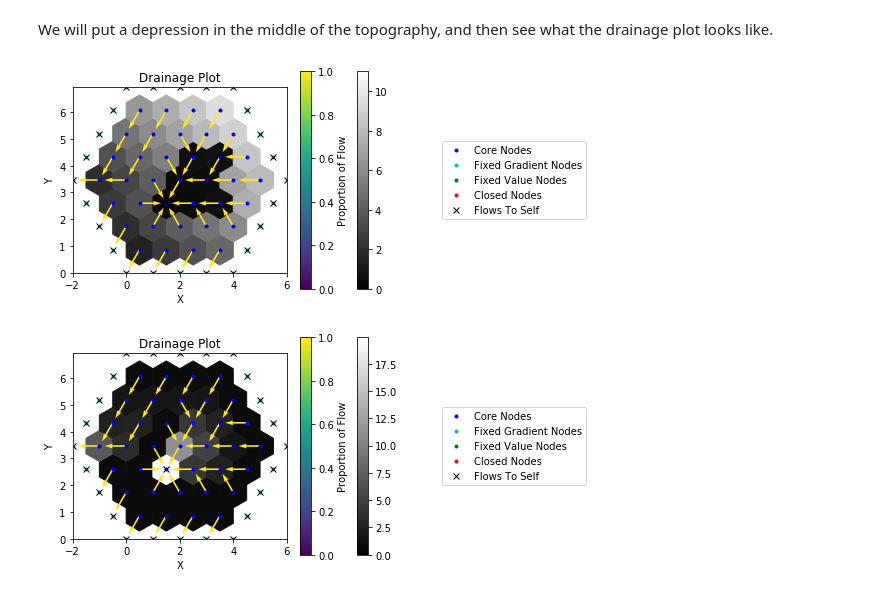
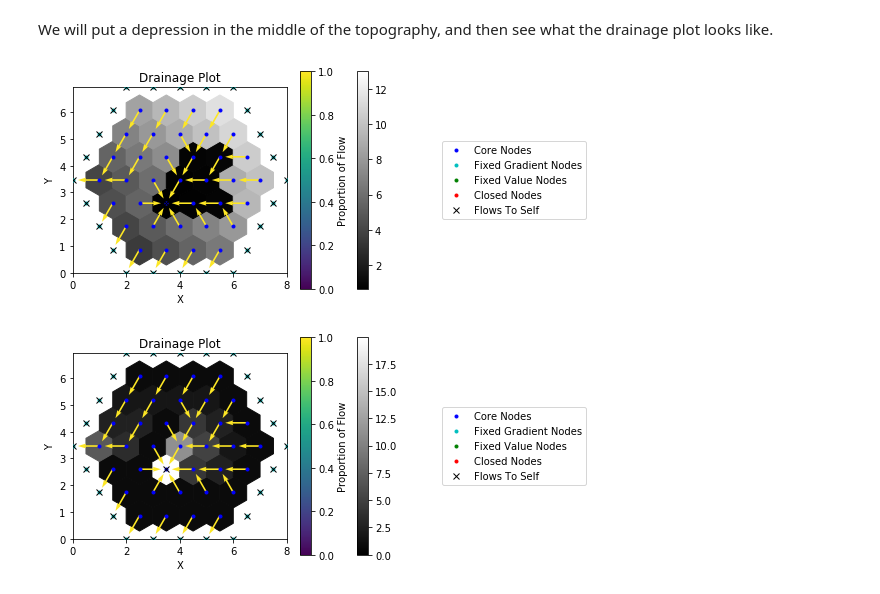
Before and after one commit to landlab/tutorials, a Jupyter notebook: flow_direction_and_accumulation/the_FlowAccumulator.ipynb, the cells around one changed output. Drawn from its saved outputs; the diff is of its cells as text; code cells hidden in the pictures.

```diff
--- a/flow_direction_and_accumulation/the_FlowAccumulator.ipynb
+++ b/flow_direction_and_accumulation/the_FlowAccumulator.ipynb
@@ -262,17 +262,17 @@ We will put a depression in the middle of the topography, and then see what the
 # %%
 hmg_hole = HexModelGrid(9,5)
 z = hmg_hole.add_field('topographic__elevation',
-                  hmg_hole.node_x+np.round(hmg_hole.node_y),
+                  hmg_hole.x_of_node+np.round(hmg_hole.y_of_node),
                   at = 'node')
 hole_nodes = [21,22,23, 30, 31, 39,40]
 z[hole_nodes] = z[hole_nodes]*0.1
 
 fa = FlowAccumulator(hmg_hole, flow_director='Steepest')
 fa.run_one_step()
 plt.figure()
 drainage_plot(hmg_hole)
 # %% [output]
-[figure, old version]
+[figure, new version]
 # %%
 plt.figure()
 drainage_plot(hmg_hole, 'drainage_area')
```
Also changed, not shown: parts of 14 cells of this notebook.
